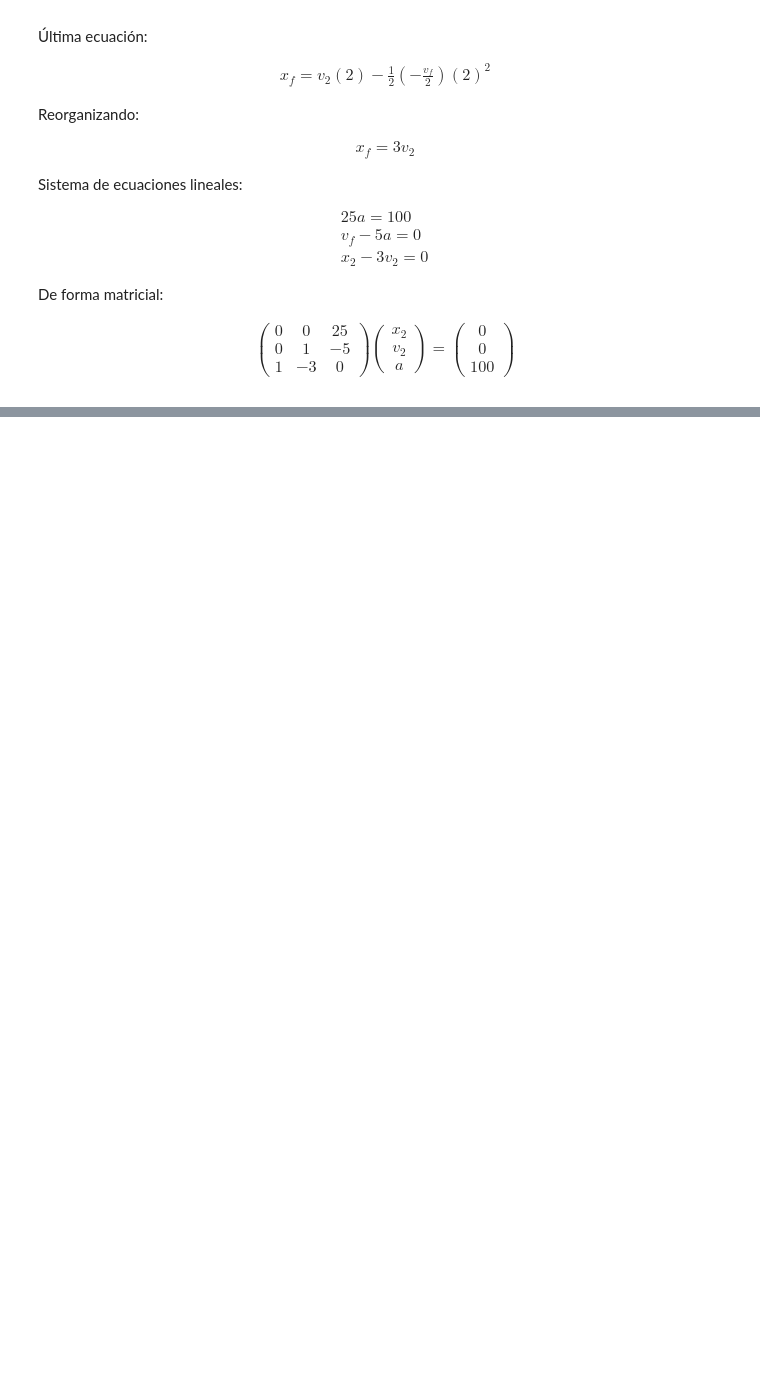
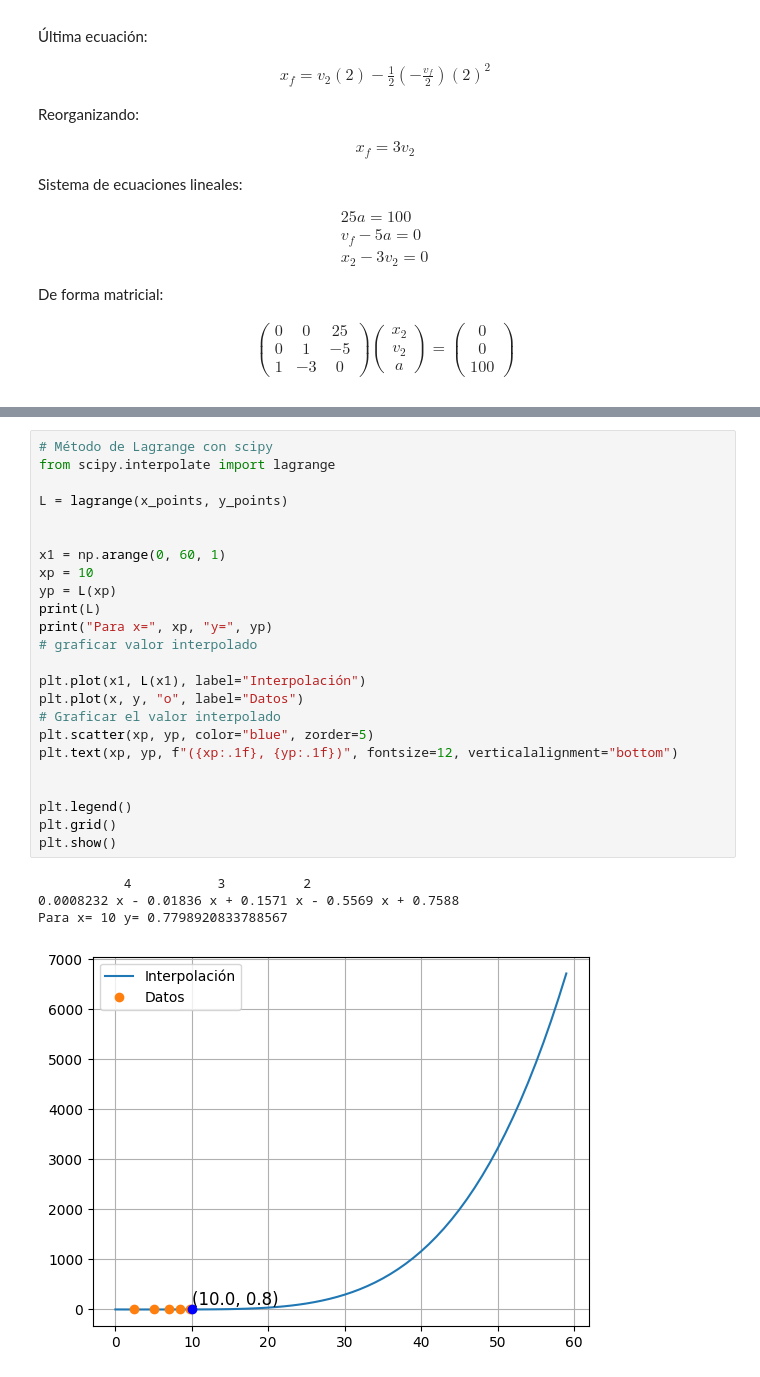
Before and after one commit to Darubir/An-lisis-num-rico-clase, a Jupyter notebook: APUNTES.ipynb, the cells around one changed output, grey strips where cells are left out. Drawn from its saved outputs; the diff is of its cells as text; blank space fills up the shorter version.

```diff
--- a/APUNTES.ipynb
+++ b/APUNTES.ipynb
@@ -456,0 +1030,29 @@ El vector solución es :
+# %%
+# Método de Lagrange con scipy
+from scipy.interpolate import lagrange
+
+L = lagrange(x_points, y_points)
+
+
+x1 = np.arange(0, 60, 1)
+xp = 10
+yp = L(xp)
+print(L)
+print("Para x=", xp, "y=", yp)
+# graficar valor interpolado
+
+plt.plot(x1, L(x1), label="Interpolación")
+plt.plot(x, y, "o", label="Datos")
+# Graficar el valor interpolado
+plt.scatter(xp, yp, color="blue", zorder=5)
+plt.text(xp, yp, f"({xp:.1f}, {yp:.1f})", fontsize=12, verticalalignment="bottom")
+
+
+plt.legend()
+plt.grid()
+plt.show()
+# %% [output]
+           4           3          2
+0.0008232 x - 0.01836 x + 0.1571 x - 0.5569 x + 0.7588
+Para x= 10 y= 0.7798920833788567
+[figure, added]
```
Also changed, not shown: parts of 15 cells of this notebook.
